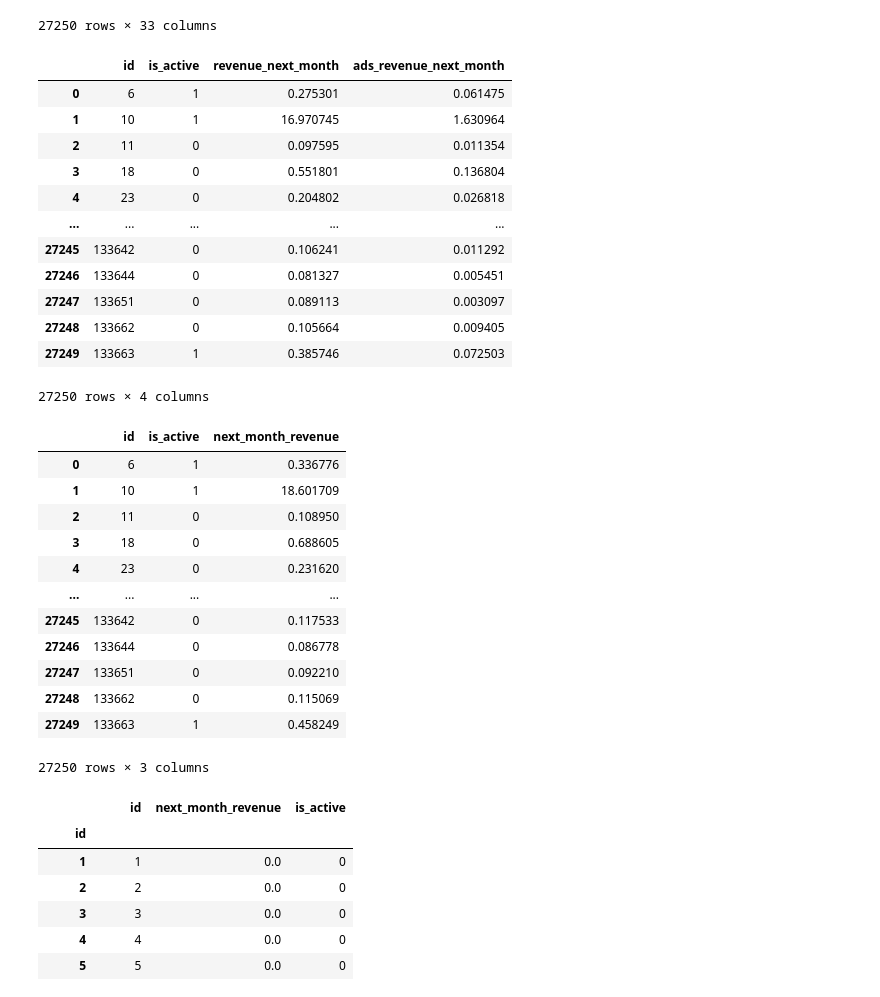
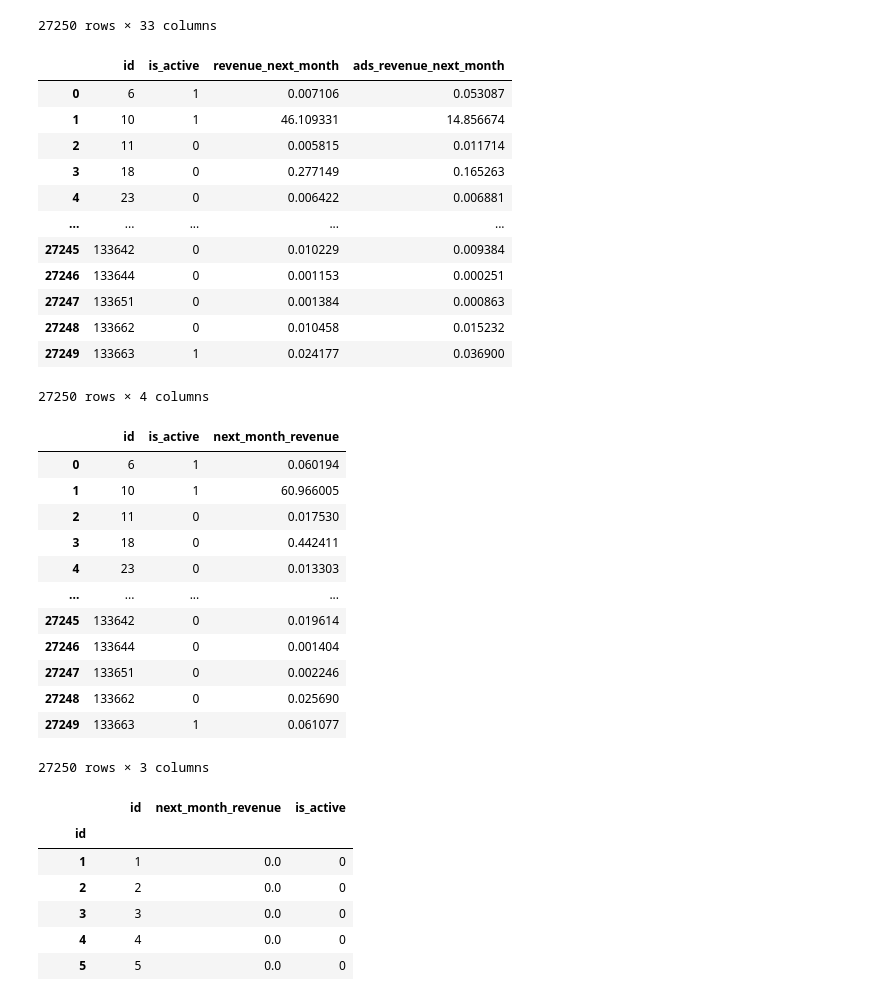
Before and after one commit to canonic-epicure/cs_space_ml_contest, a Jupyter notebook: task_g/task_g_training.ipynb, the cells around one changed output. Saved outputs shown, nothing was run; the diff lists cells and outputs as text; code cells hidden in the pictures.

```diff
--- a/task_g/task_g_training.ipynb
+++ b/task_g/task_g_training.ipynb
@@ -8,7 +8,7 @@ def get_next_month(date: str) -> str:
 # %% [markdown]
 ## Cleanup the data
 # %%
-df = pd.read_csv('training.csv')
+df = pd.read_csv('task_g/training.csv')
 # %%
 df
 # %% [output]
@@ -33,7 +33,7 @@ from sklearn.model_selection import train_test_split
 X = df.drop(columns=[
     "id", "current_month", "is_active_next_month", "ads_revenue_next_month", "revenue_next_month", "log_ads_revenue_next_month", "log_revenue_next_month"
 ])
-y = df["ads_revenue_next_month"]
+y = df["log_ads_revenue_next_month"]
 
 features_names = X.columns.tolist()
 cat_features_names = ['country', 'traffic_type', 'platform']
@@ -112,7 +112,7 @@ from sklearn.model_selection import train_test_split
 X = df.drop(columns=[
     "id", "current_month", "is_active_next_month", "ads_revenue_next_month", "revenue_next_month", "log_ads_revenue_next_month", "log_revenue_next_month"
 ])
-y = df["revenue_next_month"]
+y = df["log_revenue_next_month"]
 
 
 X_train, X_val, y_train, y_val = train_test_split(
@@ -217,7 +260,7 @@ np.True_
 # %% [markdown]
 # Predict
 # %%
-prediction = pd.read_csv('predict.csv')
+prediction = pd.read_csv('task_g/predict.csv')
 # %%
 prediction
 # %% [output]
@@ -236,25 +279,25 @@ prediction
 27250 rows × 33 columns
 # %%
 prediction['is_active'] = np.int8(model_is_active_next_month.predict(prediction[model_is_active_next_month.feature_names_]))
-prediction['revenue_next_month'] = model_revenue_next_month.predict(prediction[model_revenue_next_month.feature_names_])
-prediction['ads_revenue_next_month'] = model_ads_revenue_next_month.predict(prediction[model_ads_revenue_next_month.feature_names_])
+prediction['revenue_next_month'] = np.expm1(model_revenue_next_month.predict(prediction[model_revenue_next_month.feature_names_]))
+prediction['ads_revenue_next_month'] = np.expm1(model_ads_revenue_next_month.predict(prediction[model_ads_revenue_next_month.feature_names_]))
 
 submission = prediction[ ['id', 'is_active', 'revenue_next_month', 'ads_revenue_next_month'] ].copy()
 
 submission
 # %% [output]
 |  | id | is_active | revenue_next_month | ads_revenue_next_month |
-| 0 | 6 | 1 | 0.275301 | 0.061475 |
-| 1 | 10 | 1 | 16.970745 | 1.630964 |
-| 2 | 11 | 0 | 0.097595 | 0.011354 |
-| 3 | 18 | 0 | 0.551801 | 0.136804 |
-| 4 | 23 | 0 | 0.204802 | 0.026818 |
+| 0 | 6 | 1 | 0.007106 | 0.053087 |
+| 1 | 10 | 1 | 46.109331 | 14.856674 |
+| 2 | 11 | 0 | 0.005815 | 0.011714 |
+| 3 | 18 | 0 | 0.277149 | 0.165263 |
+| 4 | 23 | 0 | 0.006422 | 0.006881 |
 | ... | ... | ... | ... | ... |
-| 27245 | 133642 | 0 | 0.106241 | 0.011292 |
-| 27246 | 133644 | 0 | 0.081327 | 0.005451 |
-| 27247 | 133651 | 0 | 0.089113 | 0.003097 |
-| 27248 | 133662 | 0 | 0.105664 | 0.009405 |
-| 27249 | 133663 | 1 | 0.385746 | 0.072503 |
+| 27245 | 133642 | 0 | 0.010229 | 0.009384 |
+| 27246 | 133644 | 0 | 0.001153 | 0.000251 |
+| 27247 | 133651 | 0 | 0.001384 | 0.000863 |
+| 27248 | 133662 | 0 | 0.010458 | 0.015232 |
+| 27249 | 133663 | 1 | 0.024177 | 0.036900 |
 27250 rows × 4 columns
 # %%
 submission[ 'next_month_revenue' ] = np.maximum(submission['revenue_next_month'], 0) + np.maximum(submission['ads_revenue_next_month'], 0)
@@ -264,16 +307,16 @@ submission = submission[ ['id', 'is_active', 'next_month_revenue'] ]
 submission
 # %% [output]
 |  | id | is_active | next_month_revenue |
-| 0 | 6 | 1 | 0.336776 |
-| 1 | 10 | 1 | 18.601709 |
-| 2 | 11 | 0 | 0.108950 |
-| 3 | 18 | 0 | 0.688605 |
-| 4 | 23 | 0 | 0.231620 |
+| 0 | 6 | 1 | 0.060194 |
+| 1 | 10 | 1 | 60.966005 |
+| 2 | 11 | 0 | 0.017530 |
+| 3 | 18 | 0 | 0.442411 |
+| 4 | 23 | 0 | 0.013303 |
 | ... | ... | ... | ... |
-| 27245 | 133642 | 0 | 0.117533 |
-| 27246 | 133644 | 0 | 0.086778 |
-| 27247 | 133651 | 0 | 0.092210 |
-| 27248 | 133662 | 0 | 0.115069 |
-| 27249 | 133663 | 1 | 0.458249 |
+| 27245 | 133642 | 0 | 0.019614 |
+| 27246 | 133644 | 0 | 0.001404 |
+| 27247 | 133651 | 0 | 0.002246 |
+| 27248 | 133662 | 0 | 0.025690 |
+| 27249 | 133663 | 1 | 0.061077 |
 27250 rows × 3 columns
 # %%
```
Also changed, not shown: parts of 10 cells of this notebook, 3 other files.
